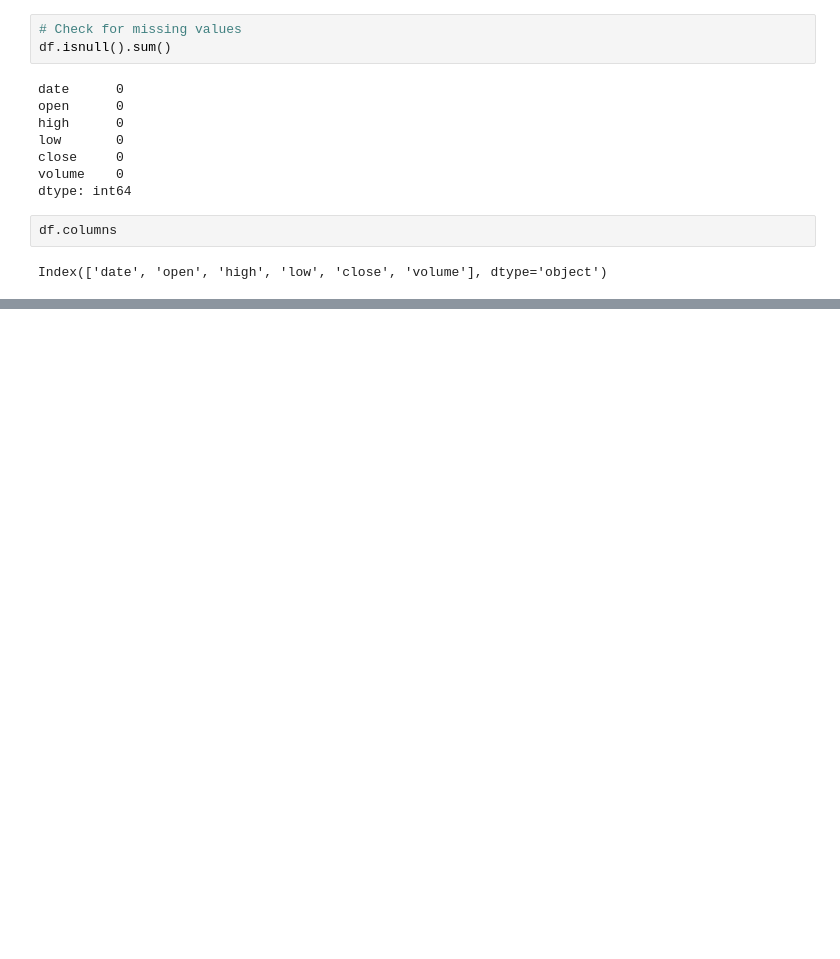
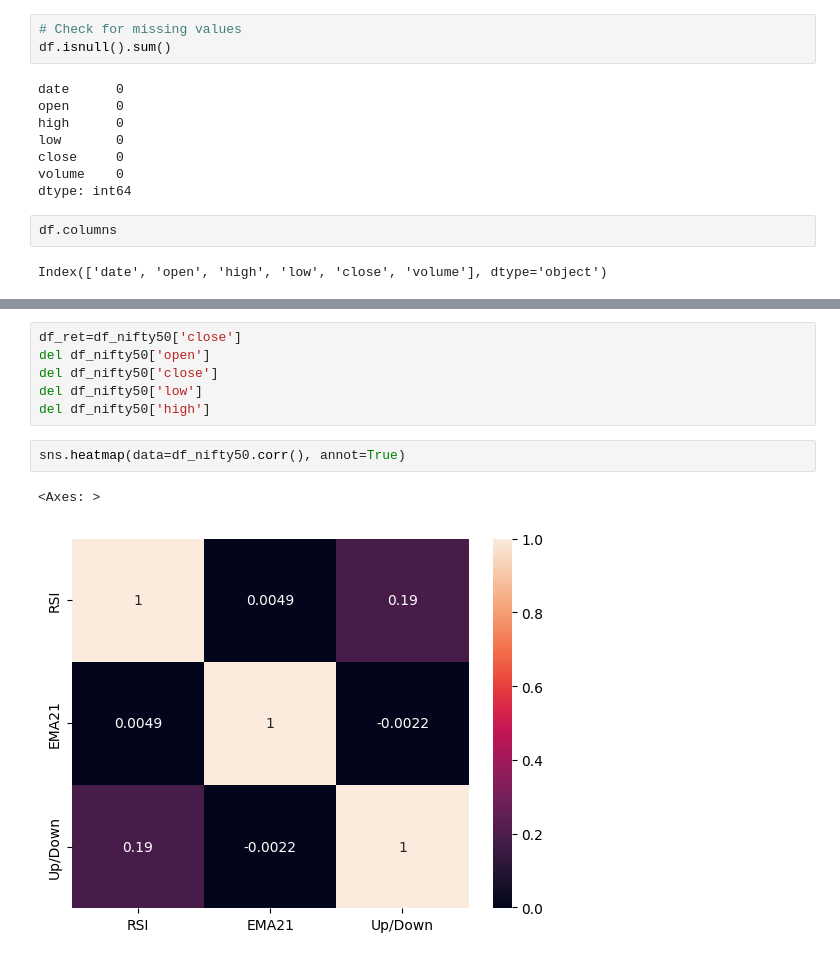
Before and after one commit to helloWorld-Rishabh/Econophysics_profCDS, a Jupyter notebook: EDA_NIFTY50.ipynb, the cells around one changed output, grey strips where cells are left out. Cells and saved outputs as stored; diff of their text form; blank space fills up the shorter version.

```diff
--- a/EDA_NIFTY50.ipynb
+++ b/EDA_NIFTY50.ipynb
@@ -55,0 +147,11 @@ Index(['date', 'open', 'high', 'low', 'close', 'volume'], dtype='object')
+# %%
+df_ret=df_nifty50['close']
+del df_nifty50['open']
+del df_nifty50['close']
+del df_nifty50['low']
+del df_nifty50['high']
+# %%
+sns.heatmap(data=df_nifty50.corr(), annot=True)
+# %% [output]
+<Axes: >
+[figure, added]
```
Also changed, not shown: parts of 18 cells of this notebook, 2 other files.
